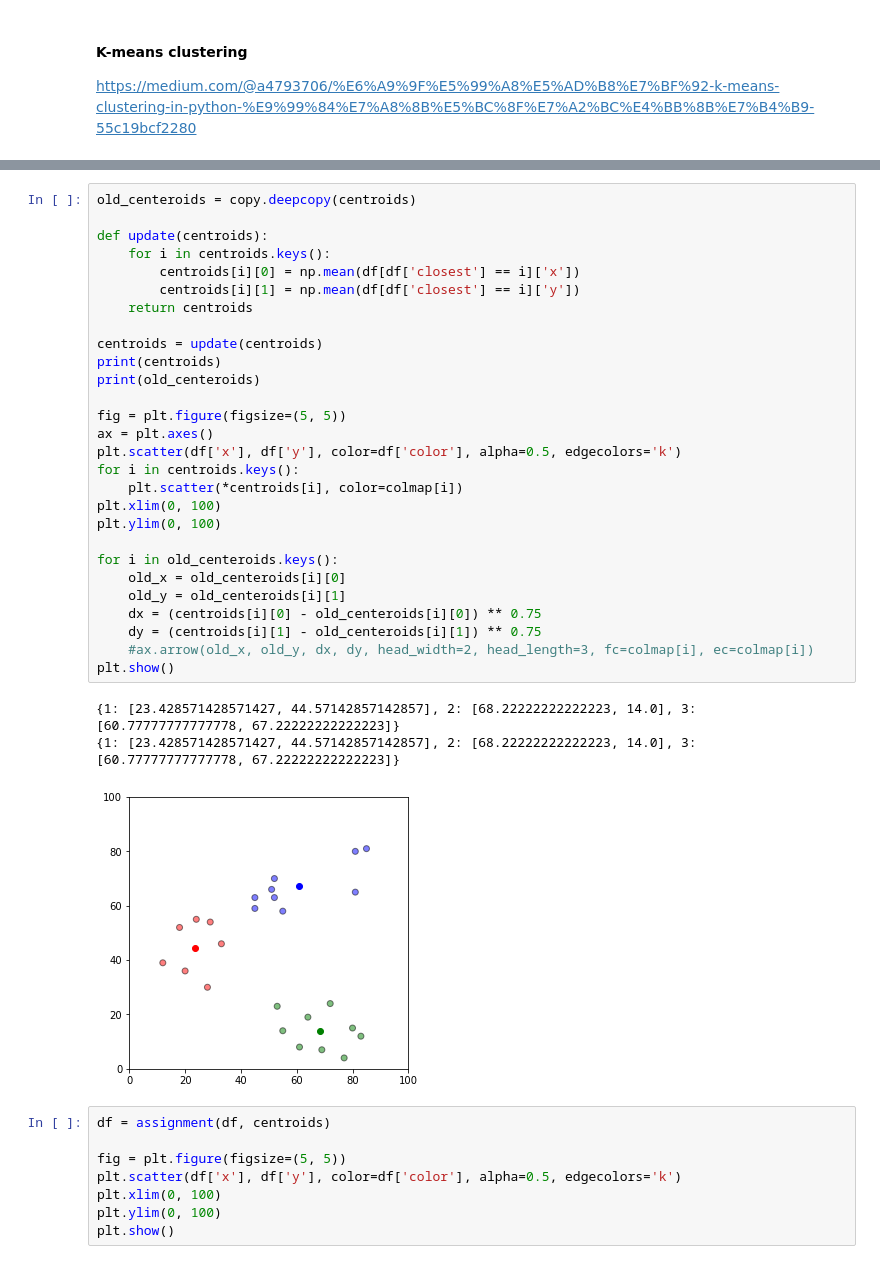
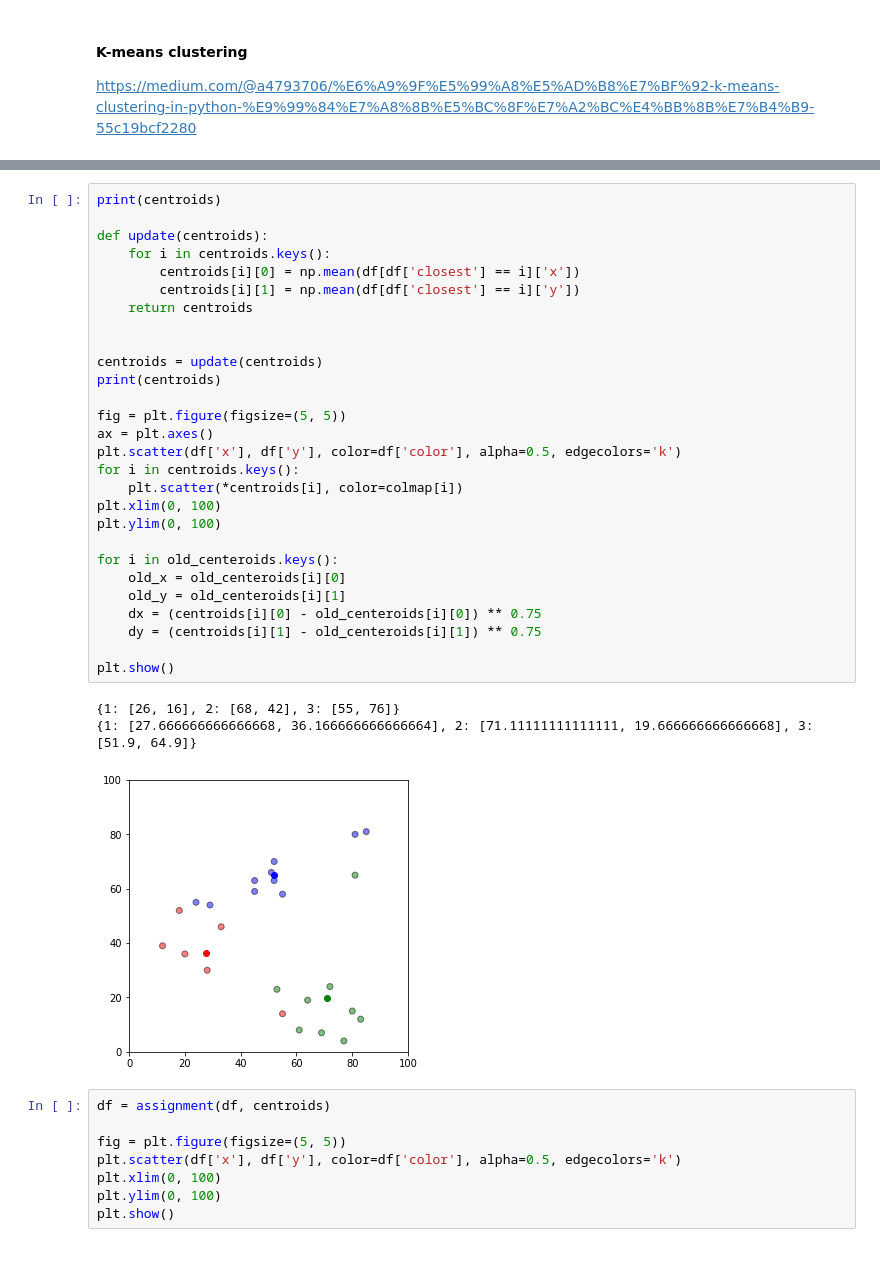
Before and after one commit to Rich0721/Data-Science-TA, a Jupyter notebook: 第3周 文字分析/Week3.ipynb, the cells around one changed output, grey strips where cells are left out. Saved outputs shown, nothing was run; the diff lists cells and outputs as text.

```diff
--- a/第3周 文字分析/Week3.ipynb
+++ b/第3周 文字分析/Week3.ipynb
@@ -638,35 +640,35 @@ plt.show()
 # %%
-old_centeroids = copy.deepcopy(centroids)
+print(centroids)
 
 def update(centroids):
     for i in centroids.keys():
         centroids[i][0] = np.mean(df[df['closest'] == i]['x'])
         centroids[i][1] = np.mean(df[df['closest'] == i]['y'])
     return centroids
 
+
 centroids = update(centroids)
 print(centroids)
-print(old_centeroids)
 
 fig = plt.figure(figsize=(5, 5))
 ax = plt.axes()
 plt.scatter(df['x'], df['y'], color=df['color'], alpha=0.5, edgecolors='k')
 for i in centroids.keys():
     plt.scatter(*centroids[i], color=colmap[i])
 plt.xlim(0, 100)
 plt.ylim(0, 100)
 
 for i in old_centeroids.keys():
     old_x = old_centeroids[i][0]
     old_y = old_centeroids[i][1]
     dx = (centroids[i][0] - old_centeroids[i][0]) ** 0.75
     dy = (centroids[i][1] - old_centeroids[i][1]) ** 0.75
-    #ax.arrow(old_x, old_y, dx, dy, head_width=2, head_length=3, fc=colmap[i], ec=colmap[i])
+
 plt.show()
 # %% [output]
-{1: [23.428571428571427, 44.57142857142857], 2: [68.22222222222223, 14.0], 3: [60.77777777777778, 67.22222222222223]}
-{1: [23.428571428571427, 44.57142857142857], 2: [68.22222222222223, 14.0], 3: [60.77777777777778, 67.22222222222223]}
+{1: [26, 16], 2: [68, 42], 3: [55, 76]}
+{1: [27.666666666666668, 36.166666666666664], 2: [71.11111111111111, 19.666666666666668], 3: [51.9, 64.9]}
-[figure, old version]
+[figure, new version]
 # %%
 df = assignment(df, centroids)
 
```
Also changed, not shown: parts of 3 cells of this notebook.
